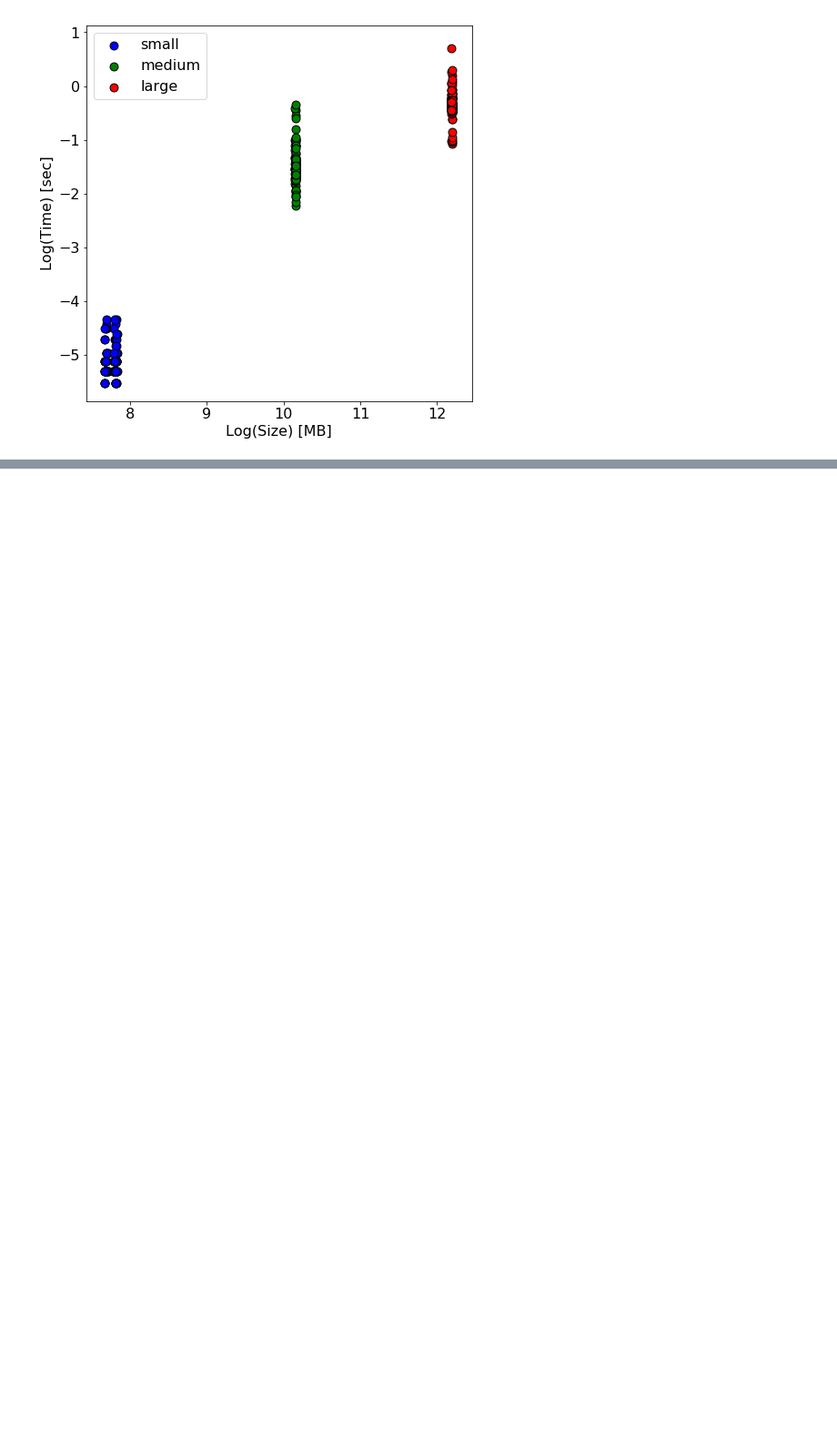
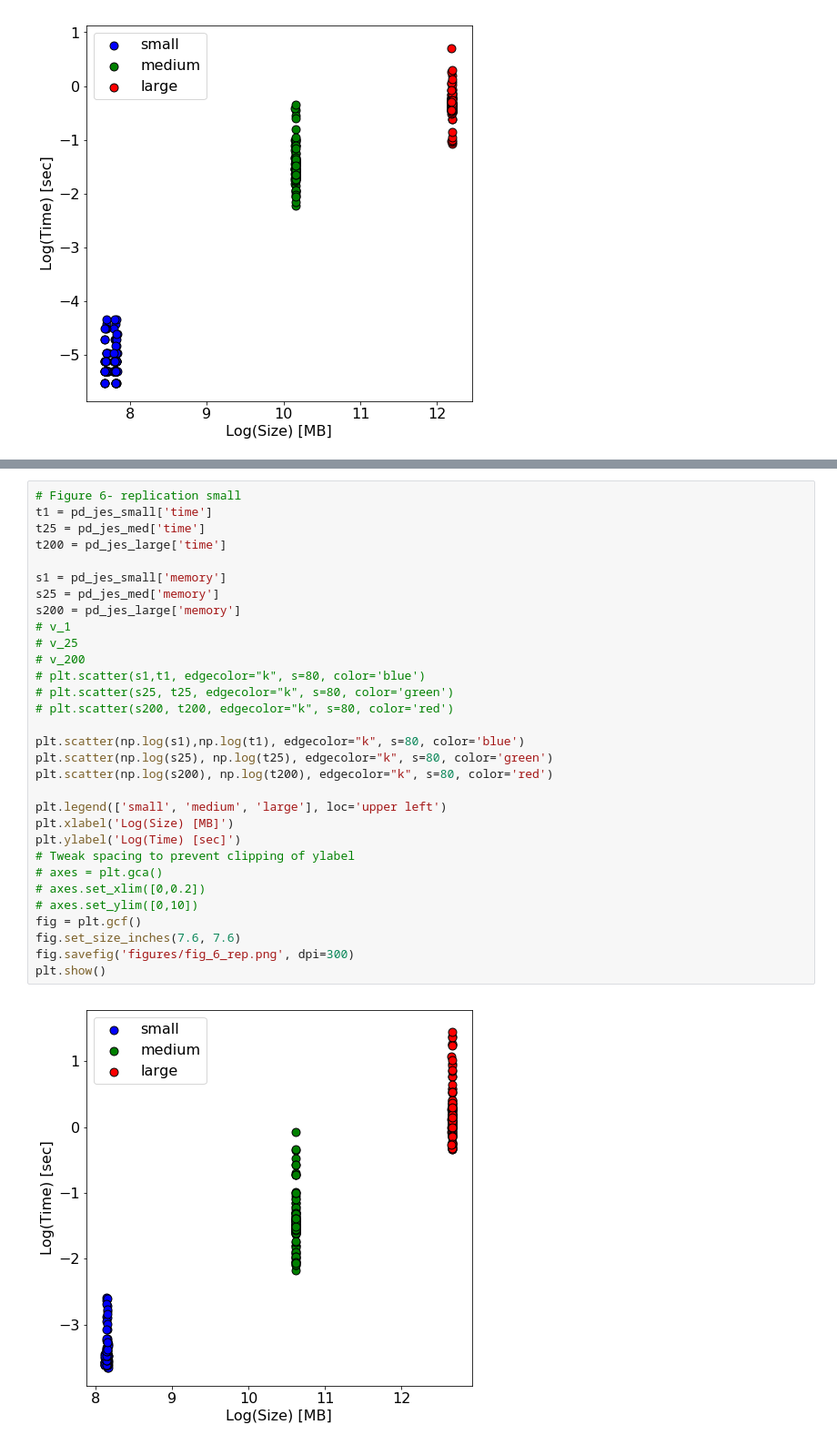
Before and after one commit to g-kakareko/Erasure-vs-Replication, a Jupyter notebook: stat.ipynb, the cells around one changed output, grey strips where cells are left out. Shown at 91% size. Cells and saved outputs as stored; diff of their text form; blank space fills up the shorter version.

```diff
--- a/stat.ipynb
+++ b/stat.ipynb
@@ -251,0 +237,33 @@ plt.show()
+# %%
+# Figure 6- replication small
+t1 = pd_jes_small['time']
+t25 = pd_jes_med['time']
+t200 = pd_jes_large['time']
+
+s1 = pd_jes_small['memory']
+s25 = pd_jes_med['memory']
+s200 = pd_jes_large['memory']
+# v_1
+# v_25
+# v_200
+# plt.scatter(s1,t1, edgecolor="k", s=80, color='blue')
+# plt.scatter(s25, t25, edgecolor="k", s=80, color='green')
+# plt.scatter(s200, t200, edgecolor="k", s=80, color='red')
+
+plt.scatter(np.log(s1),np.log(t1), edgecolor="k", s=80, color='blue')
+plt.scatter(np.log(s25), np.log(t25), edgecolor="k", s=80, color='green')
+plt.scatter(np.log(s200), np.log(t200), edgecolor="k", s=80, color='red')
+
+plt.legend(['small', 'medium', 'large'], loc='upper left')
+plt.xlabel('Log(Size) [MB]')
+plt.ylabel('Log(Time) [sec]')
+# Tweak spacing to prevent clipping of ylabel
+# axes = plt.gca()
+# axes.set_xlim([0,0.2])
+# axes.set_ylim([0,10])
+fig = plt.gcf()
+fig.set_size_inches(7.6, 7.6)
+fig.savefig('figures/fig_6_rep.png', dpi=300)
+plt.show()
+# %% [output]
+[figure, added]
```
Also changed, not shown: parts of 10 cells of this notebook, 8 other files.
